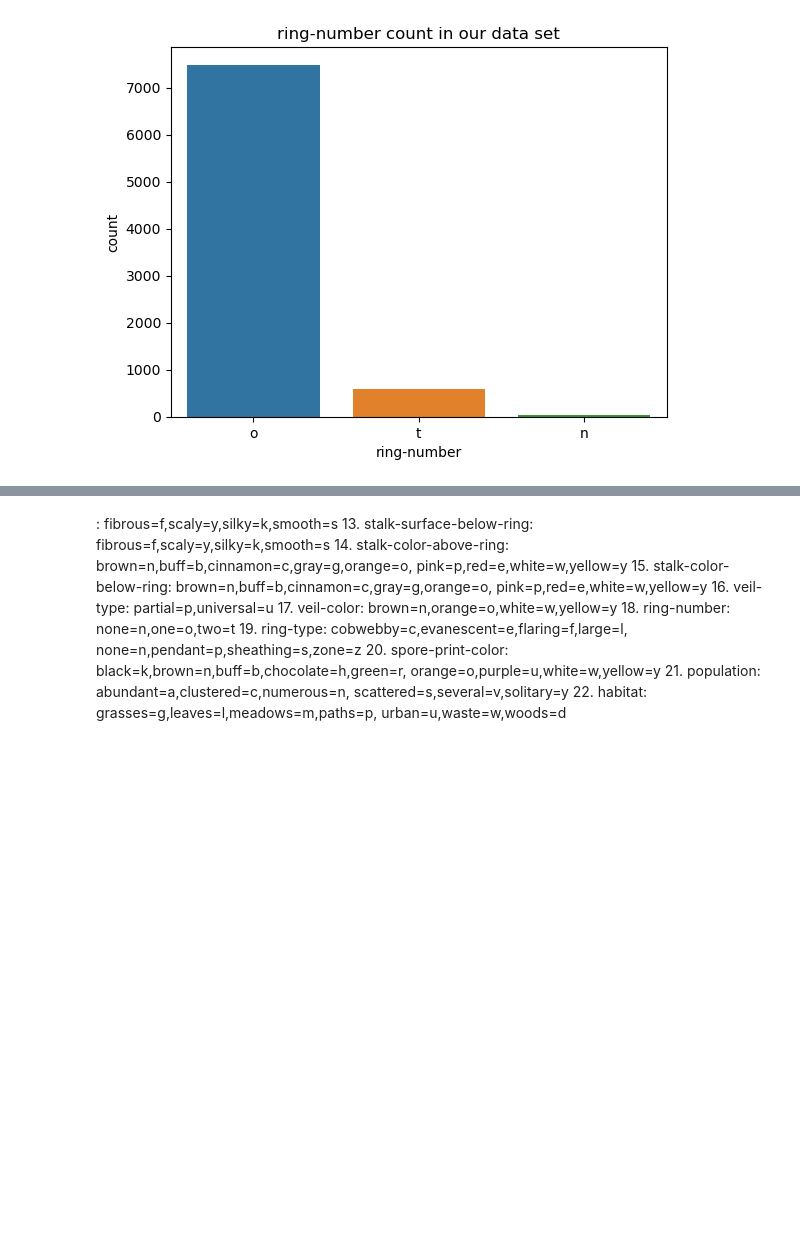
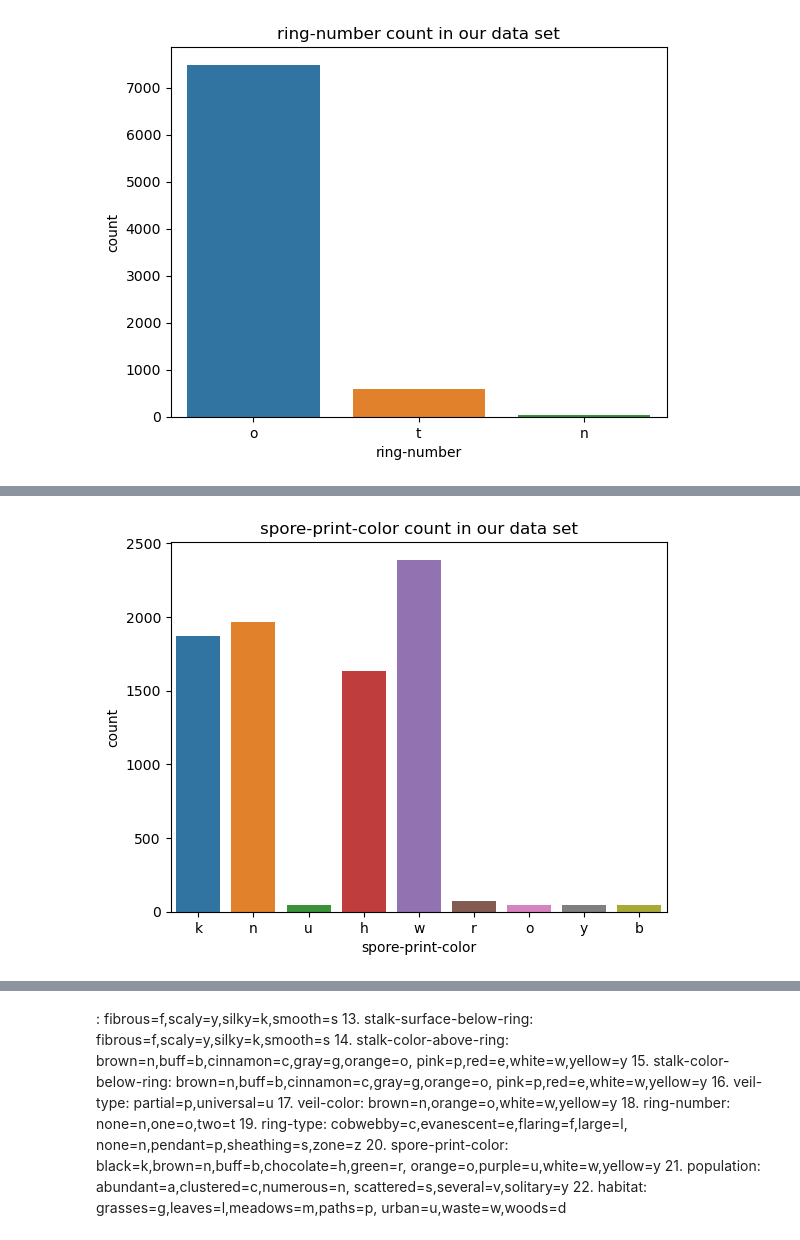
Before and after one commit to dev-ezzy/Big-Data, a Jupyter notebook: index.ipynb, the cells around one changed output, grey strips where cells are left out. Saved outputs shown, nothing was run; the diff lists cells and outputs as text; code cells hidden in the pictures; blank space fills up the shorter version.

```diff
--- a/index.ipynb
+++ b/index.ipynb
@@ -428,0 +433,4 @@ sns_xcount("ring-number", X)
+# %%
+sns_xcount("spore-print-color", X)
+# %% [output]
+[figure, added]
```
Also changed, not shown: parts of 3 cells of this notebook.
